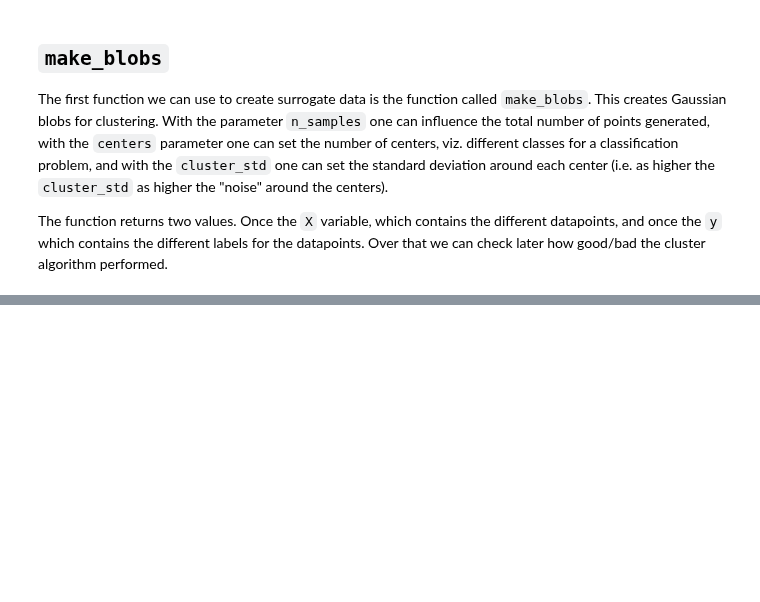
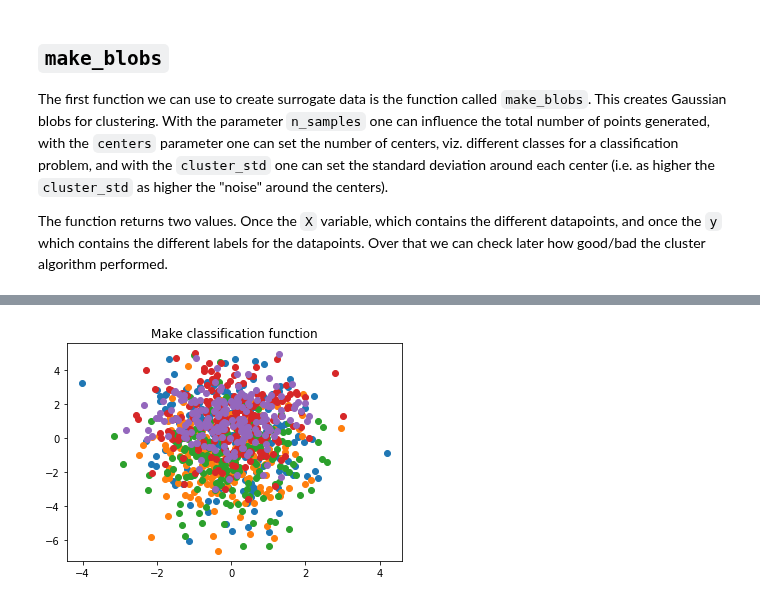
Before and after one commit to Estreuselito/Deus_ex_machina, a Jupyter notebook: Mini-Project/Surrogate data.ipynb, the cells around one changed output, grey strips where cells are left out. Cells and saved outputs as stored; diff of their text form; code cells hidden in the pictures; blank space fills up the shorter version.

```diff
--- a/Mini-Project/Surrogate data.ipynb
+++ b/Mini-Project/Surrogate data.ipynb
@@ -22,0 +41,8 @@ plt.show()
+# %%
+X, y = datasets.make_classification(n_samples=1000, n_classes = 5, n_informative = 10)
+for cluster in np.unique(y):
+    plt.scatter(X[:,0][y==cluster], X[:,1][y==cluster])
+plt.title("Make classification function")
+plt.show()
+# %% [output]
+[figure, added]
```
Also changed, not shown: parts of 11 cells of this notebook.
